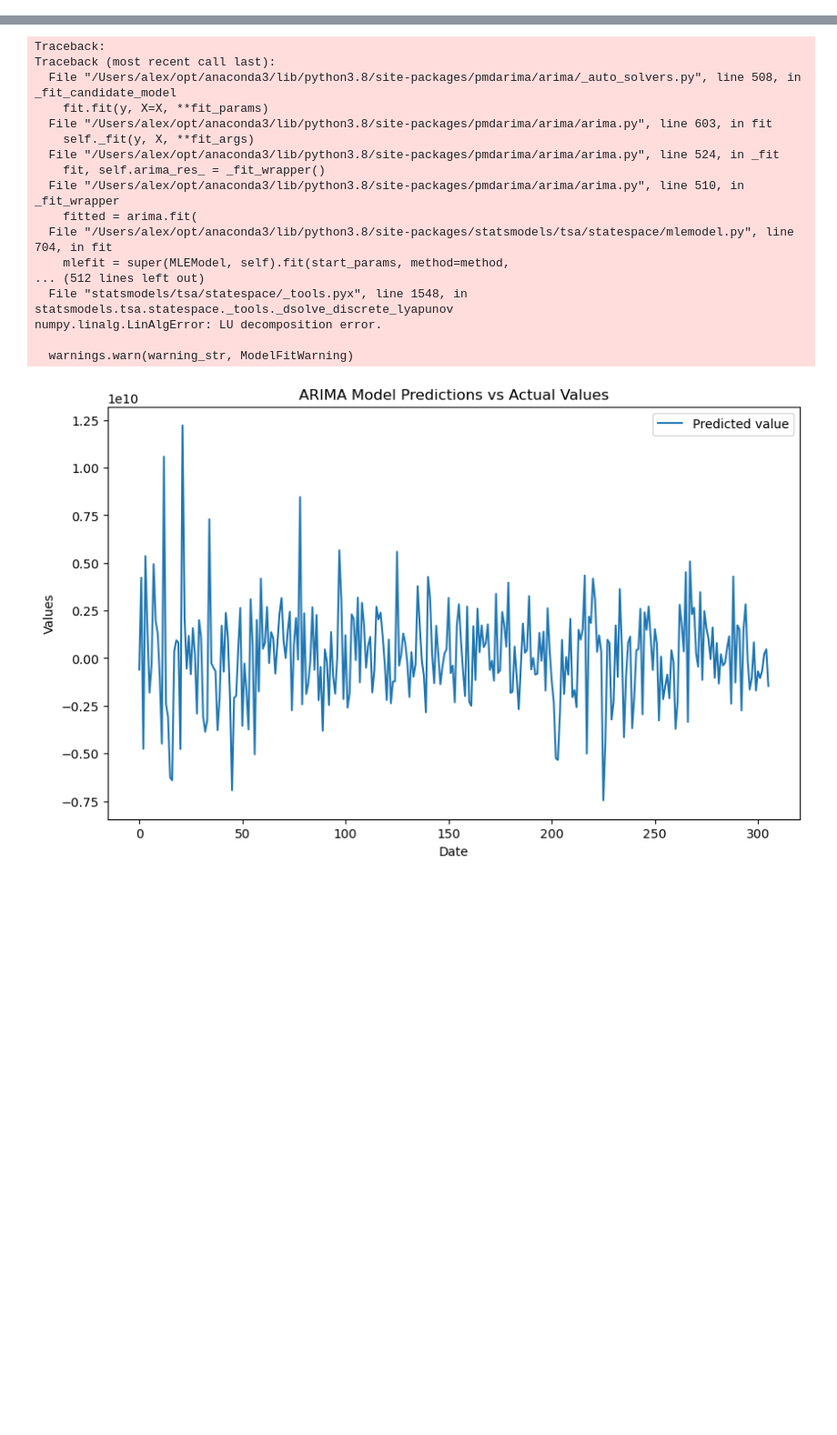
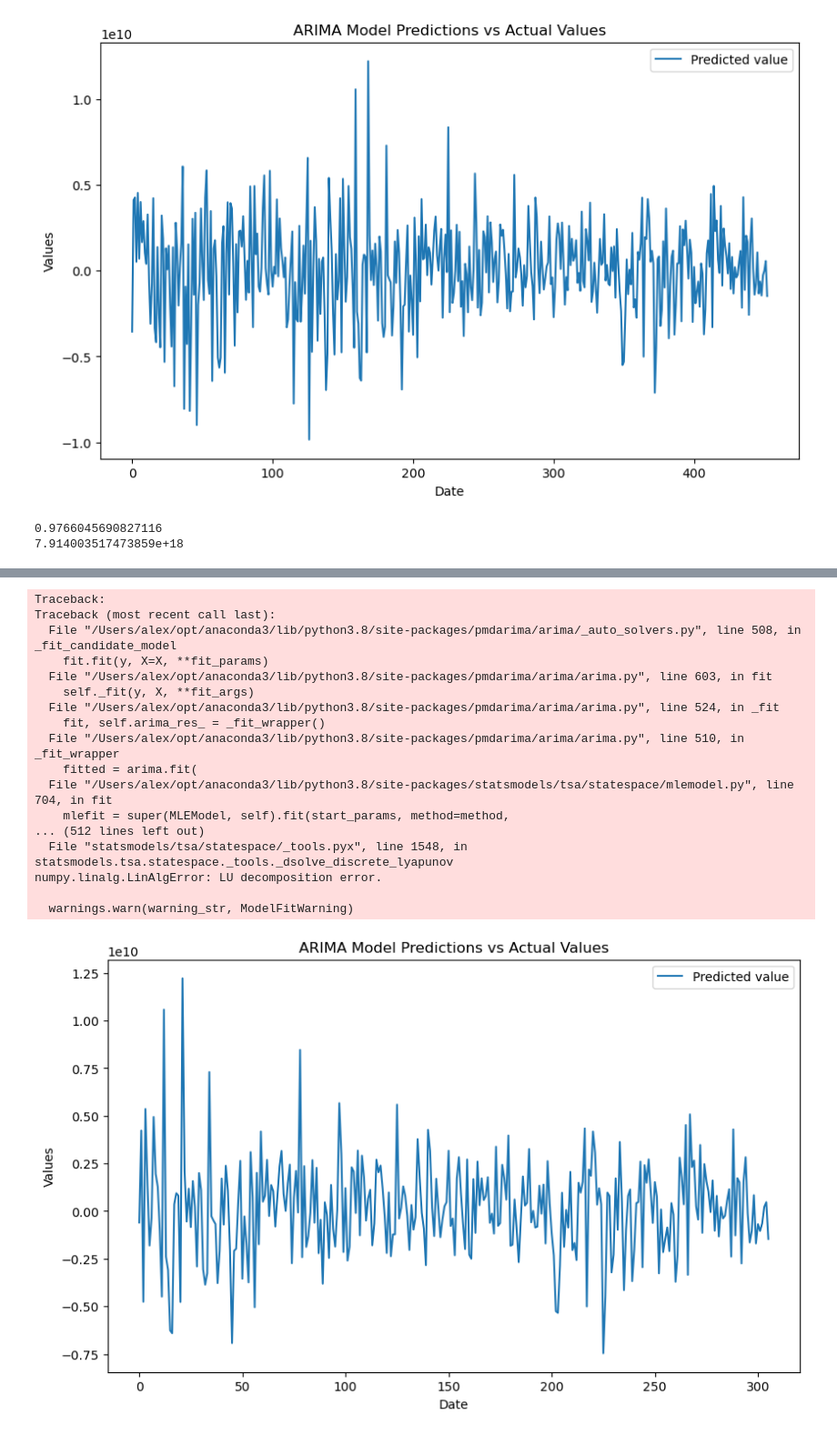
Before and after one commit to paulfav/ts_forecasting, a Jupyter notebook: ARMA_ARRIMA.ipynb, the cells around one changed output, grey strips where cells are left out. Shown at 91% size. Saved outputs shown, nothing was run; the diff lists cells and outputs as text; code cells hidden in the pictures; blank space fills up the shorter version.

```diff
--- a/ARMA_ARRIMA.ipynb
+++ b/ARMA_ARRIMA.ipynb
@@ -33,0 +34,60 @@ display(data)
+# %%
+import matplotlib.pyplot as plt
+import pmdarima as pm
+import numpy as np
+from sklearn.metrics import r2_score  as r2
+from sklearn.metrics import mean_squared_error as mse
+import tqdm
+
+trainWindow = 300
+# ARIMA
+ts = data['close'].to_numpy()
+
+
+ytrue = ts[trainWindow:]
+ypred = []
+index = [i for i in range(len(ytrue))]
+
+p = []
+d = []
+q = []
+
+for i in tqdm.tqdm(range(len(ytrue))):
+    trainSet = ts[i:i+trainWindow]
+    model = pm.auto_arima(trainSet)
+    ypred.append(model.predict(n_periods = 1)[0])
+    p.append(model.order[0])
+    d.append(model.order[1])
+    q.append(model.order[2])
+
+orders = pd.DataFrame()
+orders["p"] = p
+orders["d"] = d
+orders["q"] = q
+
+
+
+
+
+
+
+
+
+
+# Plotting the results
+plt.figure(figsize=(10, 6))
+#plt.plot(index, ytrue, label='Reel value')
+#plt.plot(index, ypred, label='Predicted value')
+plt.plot(index, np.subtract(ytrue,ypred), label='Predicted value')
+plt.title('ARIMA Model Predictions vs Actual Values')
+plt.xlabel('Date')
+plt.ylabel('Values')
+plt.legend()
+plt.show()
+
+print(r2(ytrue,ypred))
+print(mse(ytrue,ypred))
+# %% [output]
+[figure, added]
+0.9766045690827116
+7.914003517473859e+18
```
Also changed, not shown: parts of 4 cells of this notebook.
